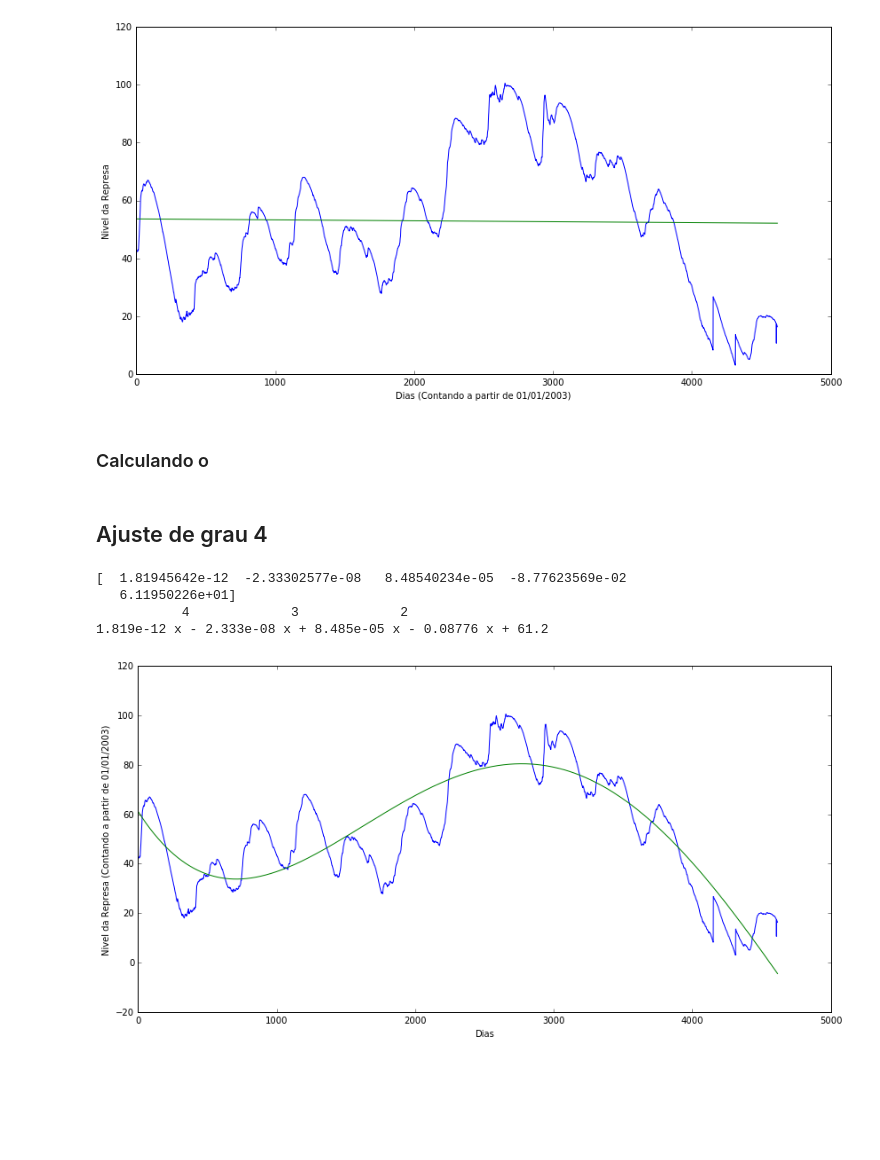
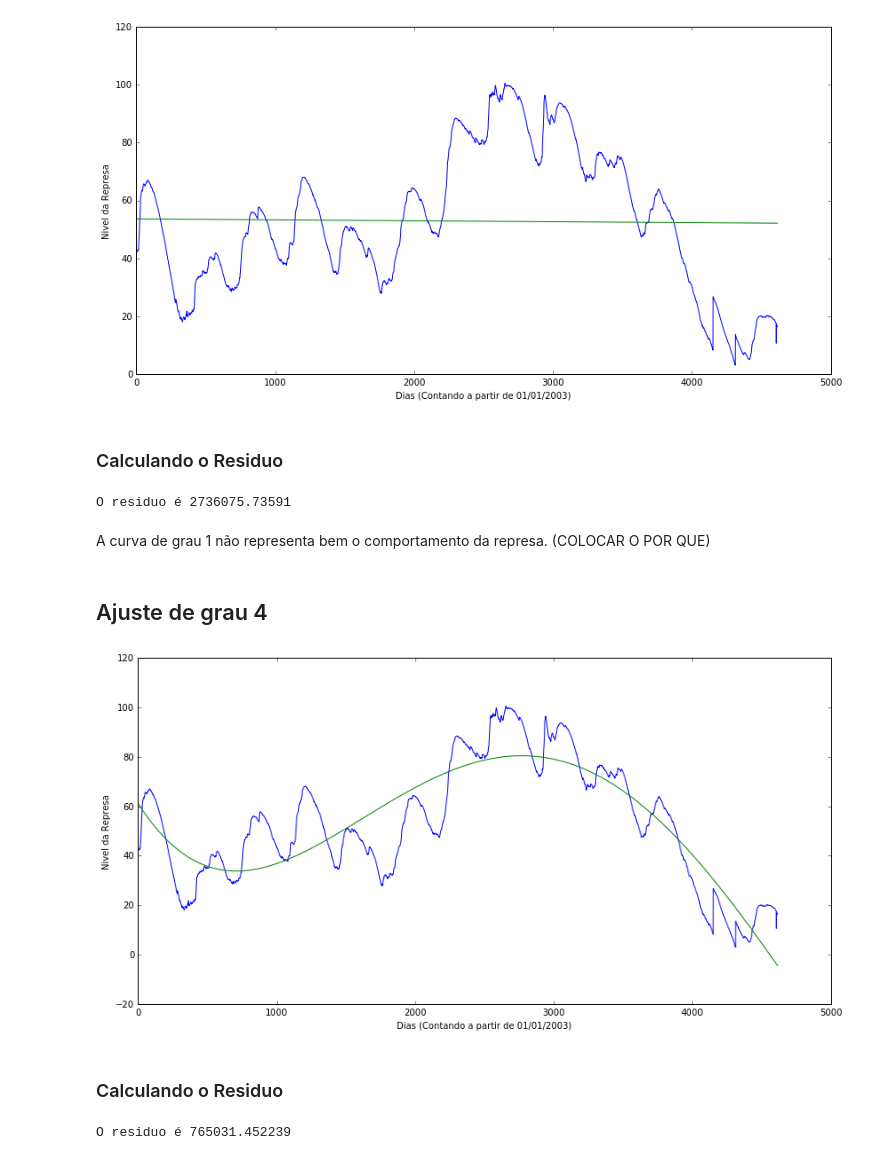
Before and after one commit to faciolihenrique/ms211, a Jupyter notebook: proj1.ipynb, the cells around one changed output. Drawn from its saved outputs; the diff is of its cells as text; code cells hidden in the pictures; blank space fills up the shorter version.

```diff
--- a/proj1.ipynb
+++ b/proj1.ipynb
@@ -51,25 +51,38 @@ plt.show()
 # %% [output]
 [figure]
 # %% [markdown]
-### Calculando o
+### Calculando o Residuo
+# %%
+residual = 0
+for i in dias:
+    residual = residual + ( polinomio(i) - niveis[i] )**2
+
+print("O residuo é " + str(residual))
+# %% [output]
+O residuo é 2736075.73591
+# %% [markdown]
+A curva de grau 1 não representa bem o comportamento da represa. (COLOCAR O POR QUE)
 # %% [markdown]
 ## Ajuste de grau 4
 # %%
 coeficientes = np.polyfit(dias,niveis,4)
 
 polinomio = np.poly1d(coeficientes)
 
-print(coeficientes)
-print(polinomio)
-
 plt.plot(dias, niveis, dias, polinomio(dias))
-plt.ylabel('Nivel da Represa (Contando a partir de 01/01/2003)')
-plt.xlabel('Dias')
+plt.ylabel('Nivel da Represa')
+plt.xlabel('Dias (Contando a partir de 01/01/2003)')
 plt.gcf().set_size_inches(14,7)
 plt.show()
 # %% [output]
-[  1.81945642e-12  -2.33302577e-08   8.48540234e-05  -8.77623569e-02
-   6.11950226e+01]
-           4             3             2
-1.819e-12 x - 2.333e-08 x + 8.485e-05 x - 0.08776 x + 61.2
-[figure, old version]
+[figure, new version]
+# %% [markdown]
+### Calculando o Residuo
+# %%
+residual = 0
+for i in dias:
+    residual = residual + ( polinomio(i) - niveis[i] )**2
+
+print("O residuo é " + str(residual))
+# %% [output]
+O residuo é 765031.452239
```
Also changed, not shown: parts of 3 cells of this notebook.
